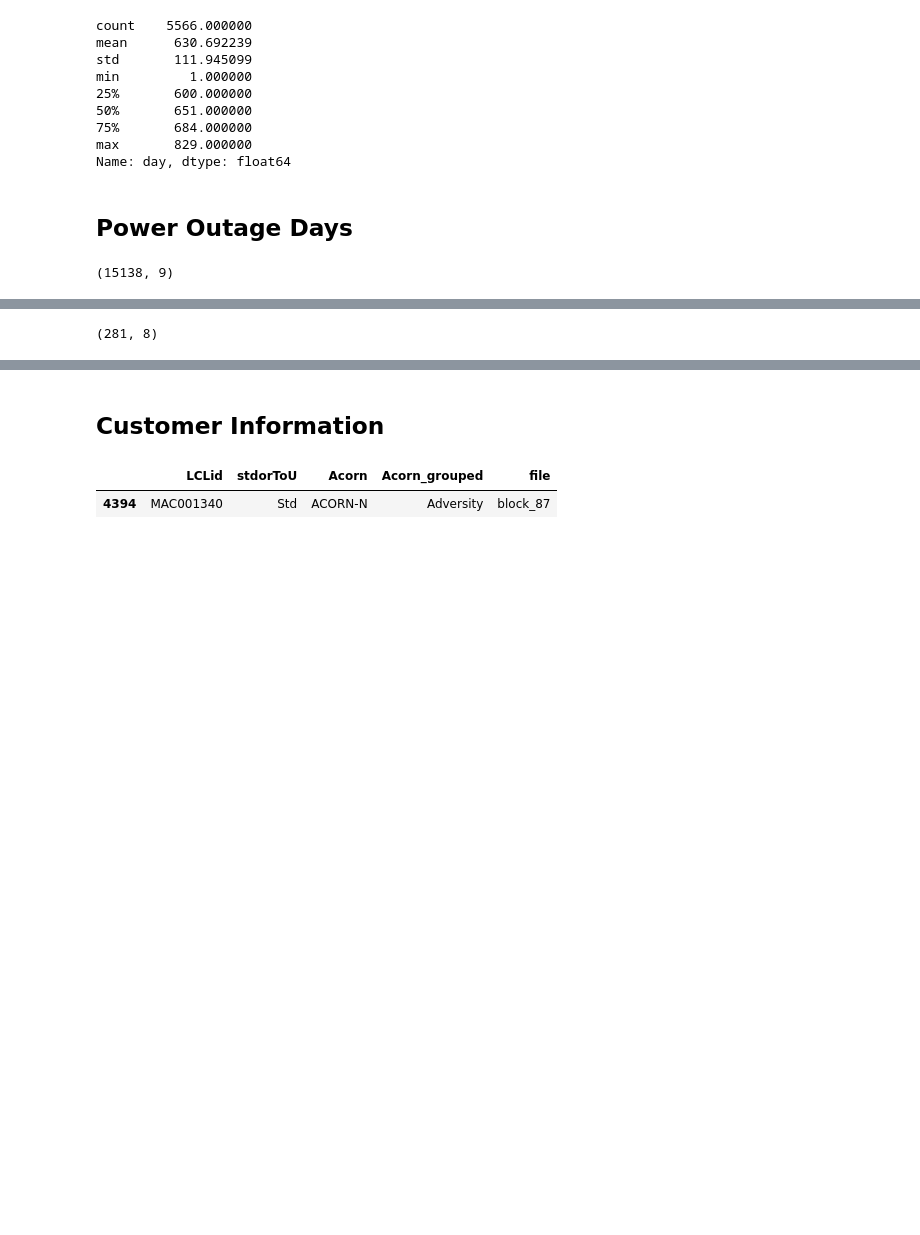
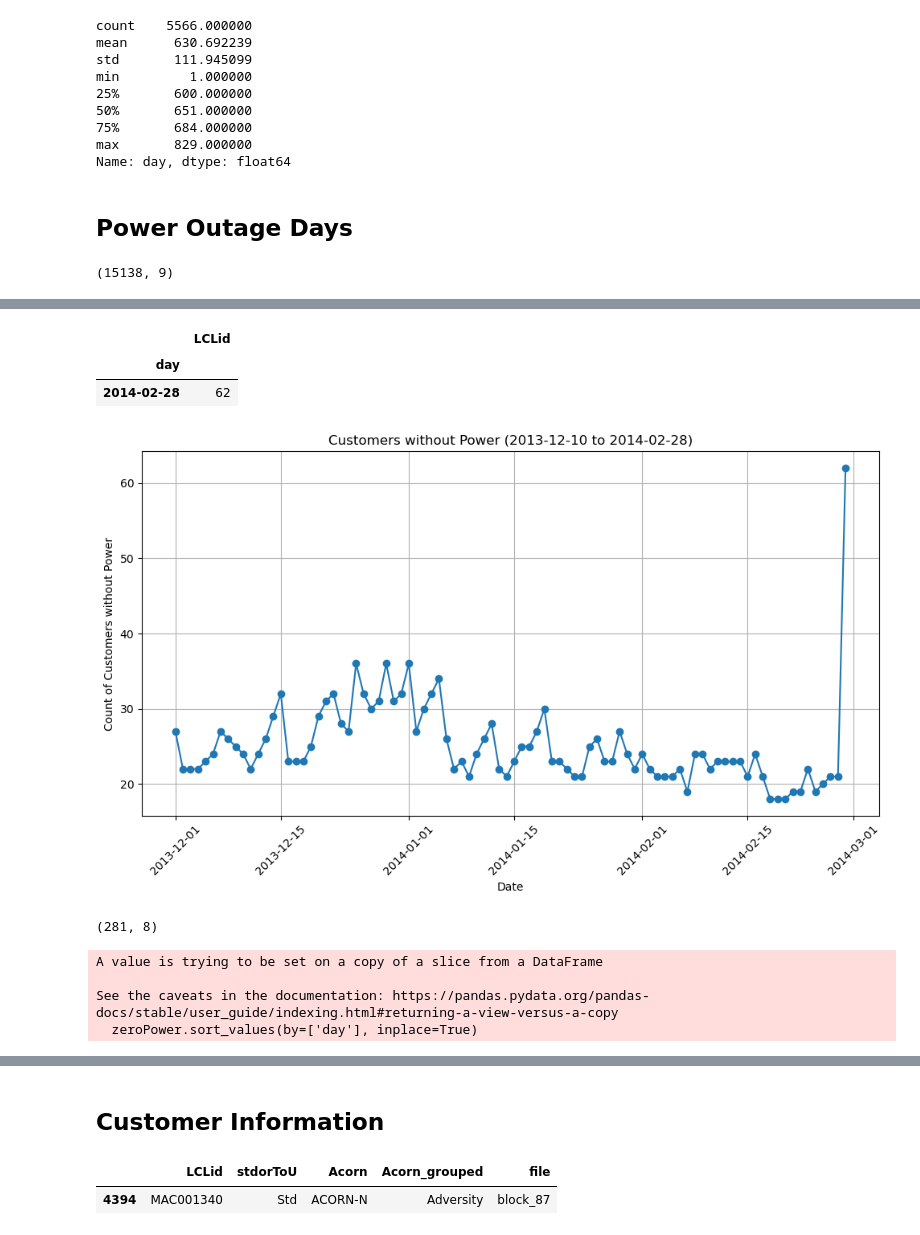
Before and after one commit to brepowell/EnergyConsumption, a Jupyter notebook: LondonDataExploration.ipynb, the cells around one changed output, grey strips where cells are left out. Cells and saved outputs as stored; diff of their text form; code cells hidden in the pictures; blank space fills up the shorter version.

Commit message:
Outage trends for customers

```diff
--- a/LondonDataExploration.ipynb
+++ b/LondonDataExploration.ipynb
@@ -165,3 +165,6 @@ zeroPower.head()
 | 41810 | MAC001340 | 2013-11-15 | 0.0 | 0.0 | 0.0 | 48 | 0.0 | 0.0 | ... |
 # %%
 zeroPower.to_csv("PowerOutages.csv")
+# %%
+# Convert to datetime
+zeroPower['day'] = pd.to_datetime(zeroPower['day'])
@@ -168,5 +177,6 @@ zeroPower.to_csv("PowerOutages.csv")
 # %%
 # There are possibly 819 days where the power was out for at least one location
 zeroPowerDays = zeroPower.groupby("day").count()
+zeroPowerDays.drop(zeroPowerDays.columns.difference(['LCLid']), axis=1, inplace=True)
 zeroPowerDays.shape
 # %% [output]
@@ -174,6 +207,38 @@ zeroPowerDays.shape
+# %%
+blackoutDay = zeroPowerDays[zeroPowerDays.eq(62).any(axis=1)]
+blackoutDay
+# %% [output]
+|  | LCLid |
+| day |  |
+| 2014-02-28 | 62 |
+# %%
+import matplotlib.pyplot as plt
+
+# Filter the DataFrame to include only the rows within the specified date range
+subset_data = zeroPowerDays['2013-12-01':'2014-02-28']
+
+# Plotting the data
+plt.figure(figsize=(10, 6))
+plt.plot(subset_data.index, subset_data['LCLid'], marker='o', linestyle='-')
+plt.xlabel('Date')
+plt.ylabel('Count of Customers without Power')
+plt.title('Customers without Power (2013-12-10 to 2014-02-28)')
+plt.xticks(rotation=45)
+plt.grid(True)
+plt.tight_layout()
+plt.show()
+# %% [output]
+[figure, added]
 # %%
 # There are possibly 281 customers affected by a power outage
 zeroPowerIDs = zeroPower.groupby("LCLid").count()
 zeroPowerIDs.shape
 # %% [output]
 (281, 8)
+# %%
+zeroPower.sort_values(by=['day'], inplace=True)
+# %% [output]
+A value is trying to be set on a copy of a slice from a DataFrame
+
+See the caveats in the documentation: https://pandas.pydata.org/pandas-docs/stable/user_guide/indexing.html#returning-a-view-versus-a-copy
+  zeroPower.sort_values(by=['day'], inplace=True)
```
Also changed, not shown: parts of 8 cells of this notebook.
